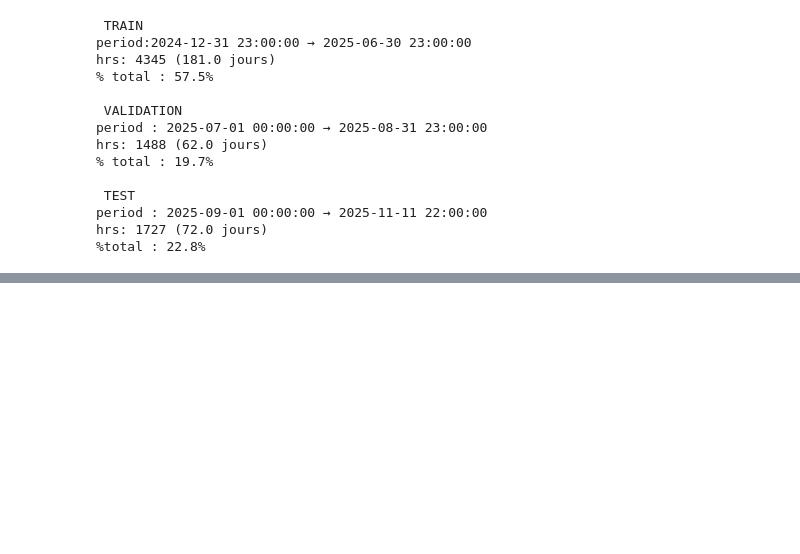
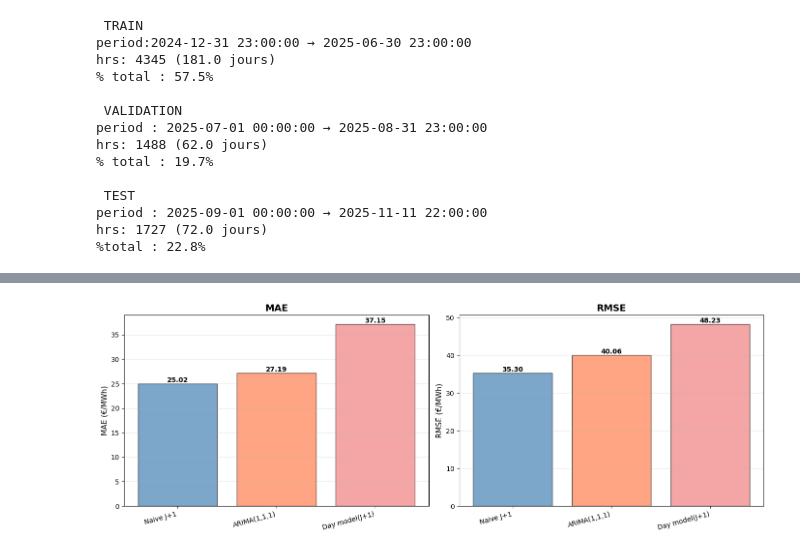
Before and after one commit to jeanvanbeneden/electricity-forecasting, a Jupyter notebook: notebooks/02_baseline_models.ipynb, the cells around one changed output, grey strips where cells are left out. Cells and saved outputs as stored; diff of their text form; code cells hidden in the pictures; blank space fills up the shorter version.

```diff
--- a/notebooks/02_baseline_models.ipynb
+++ b/notebooks/02_baseline_models.ipynb
@@ -51,0 +108,3 @@ hrs: 1727 (72.0 jours)
+# %%
+results_day = forecast_eval(y_true, y_pred, "Day model(J+1)")
+print(results_day)
@@ -51,0 +223,49 @@ hrs: 1727 (72.0 jours)
+# %%
+import pandas as pd
+import matplotlib.pyplot as plt
+
+results_summary = pd.DataFrame([
+    results_naive,
+    results_arima,
+    results_day
+])
+
+
+results_summary.to_csv('/Users/jeanvanbeneden/Documents/Projects/electricity-forecasting/Data/Processed/baseline_results.csv', index=False)
+# %%
+import warnings
+warnings.filterwarnings('ignore')
+
+
+fig, axes = plt.subplots(1, 2, figsize=(14, 5))
+ax1 = axes[0]
+bars1 = ax1.bar(results_summary['model'], results_summary['mae'],
+                color=['steelblue', 'coral', 'lightcoral'], alpha=0.7, edgecolor='black')
+ax1.set_title('MAE', fontsize=14, fontweight='bold')
+ax1.set_ylabel('MAE (€/MWh)', fontsize=11)
+ax1.grid(True, alpha=0.3, axis='y')
+plt.setp(ax1.xaxis.get_majorticklabels(), rotation=15, ha='right')
+# Ajouter les valeurs sur les barres
+for bar in bars1:
+    height = bar.get_height()
+    ax1.text(bar.get_x() + bar.get_width()/2., height,
+            f'{height:.2f}', ha='center', va='bottom', fontsize=10, fontweight='bold')
+
+
+ax2 = axes[1]
+bars2 = ax2.bar(results_summary['model'], results_summary['rmse'],
+                color=['steelblue', 'coral', 'lightcoral'], alpha=0.7, edgecolor='black')
+ax2.set_title('RMSE', fontsize=14, fontweight='bold')
+ax2.set_ylabel('RMSE (€/MWh)', fontsize=11)
+ax2.grid(True, alpha=0.3, axis='y')
+ax2.set_xticklabels(results_summary['model'], rotation=15, ha='right')
+
+for bar in bars2:
+    height = bar.get_height()
+    ax2.text(bar.get_x() + bar.get_width()/2., height,
+            f'{height:.2f}', ha='center', va='bottom', fontsize=10, fontweight='bold')
+
+plt.tight_layout()
+plt.show()
+# %% [output]
+[figure, added]
```
Also changed, not shown: parts of 9 cells of this notebook, 1 other file.
